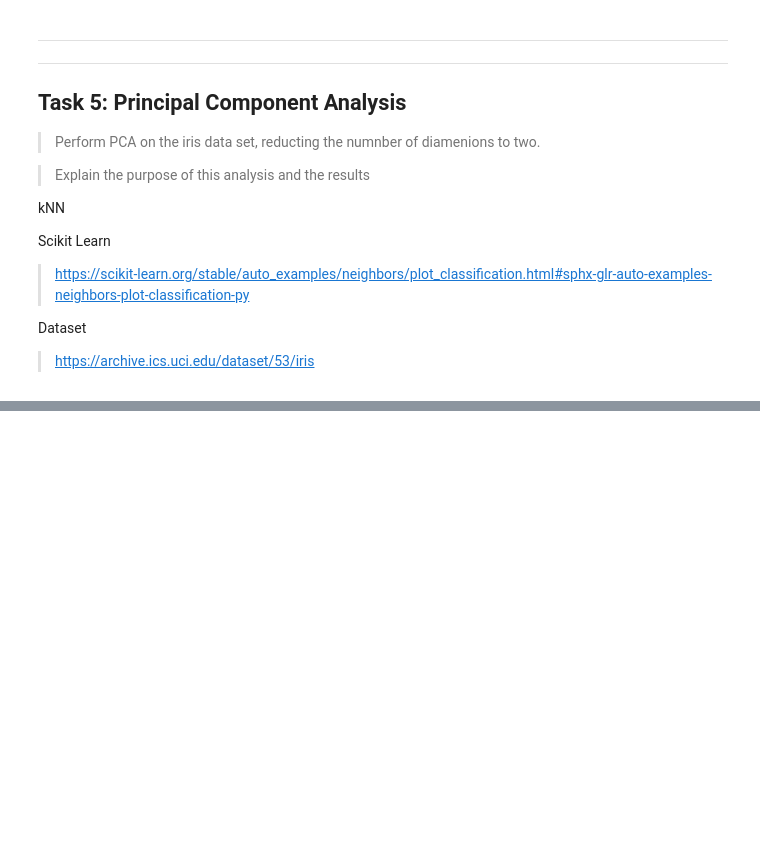
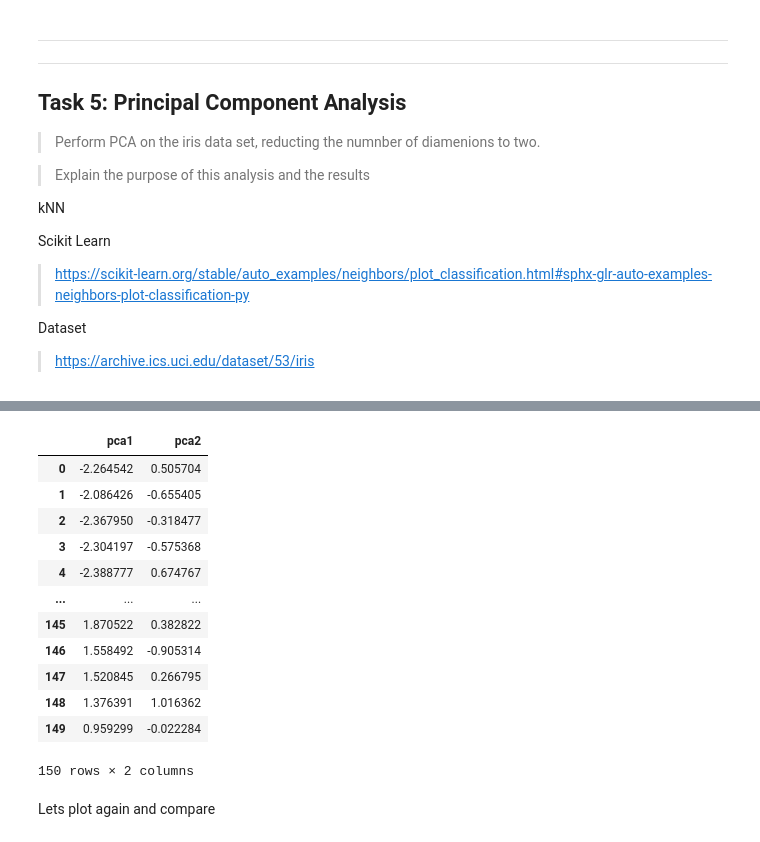
Before and after one commit to VCurry20/MachineLearning_Statistics, a Jupyter notebook: Tasks.ipynb, the cells around one changed output, grey strips where cells are left out. Drawn from its saved outputs; the diff is of its cells as text; code cells hidden in the pictures; blank space fills up the shorter version.

```diff
--- a/Tasks.ipynb
+++ b/Tasks.ipynb
@@ -1599,0 +1710,7 @@ Dataset
+# %%
+# lets take the numerical columns from the dataframe and create a new Df to work with
+
+iris_size= df[['sepal_length', 'sepal_width', 'petal_length', 'petal_width']]
+
+# show
+iris_size
@@ -1599,0 +1785,7 @@ Dataset
+# %%
+# set the pca to complete diamentional reduction
+# we are chosing to keep 2 components - n_compents=2
+# the default is to keep all
+
+
+pca = PCA(n_components=2)
@@ -1599,0 +1819,25 @@ Dataset
+# %%
+# name the columns
+# output to a dataframe
+# give it a variable name
+
+pca2_df = pd.DataFrame(data = principalComponents, columns = ['pca1', 'pca2'])
+
+# show
+pca2_df
+# %% [output]
+|  | pca1 | pca2 |
+| 0 | -2.264542 | 0.505704 |
+| 1 | -2.086426 | -0.655405 |
+| 2 | -2.367950 | -0.318477 |
+| 3 | -2.304197 | -0.575368 |
+| 4 | -2.388777 | 0.674767 |
+| ... | ... | ... |
+| 145 | 1.870522 | 0.382822 |
+| 146 | 1.558492 | -0.905314 |
+| 147 | 1.520845 | 0.266795 |
+| 148 | 1.376391 | 1.016362 |
+| 149 | 0.959299 | -0.022284 |
+150 rows × 2 columns
+# %% [markdown]
+Lets plot again and compare
```
Also changed, not shown: parts of 32 cells of this notebook.
